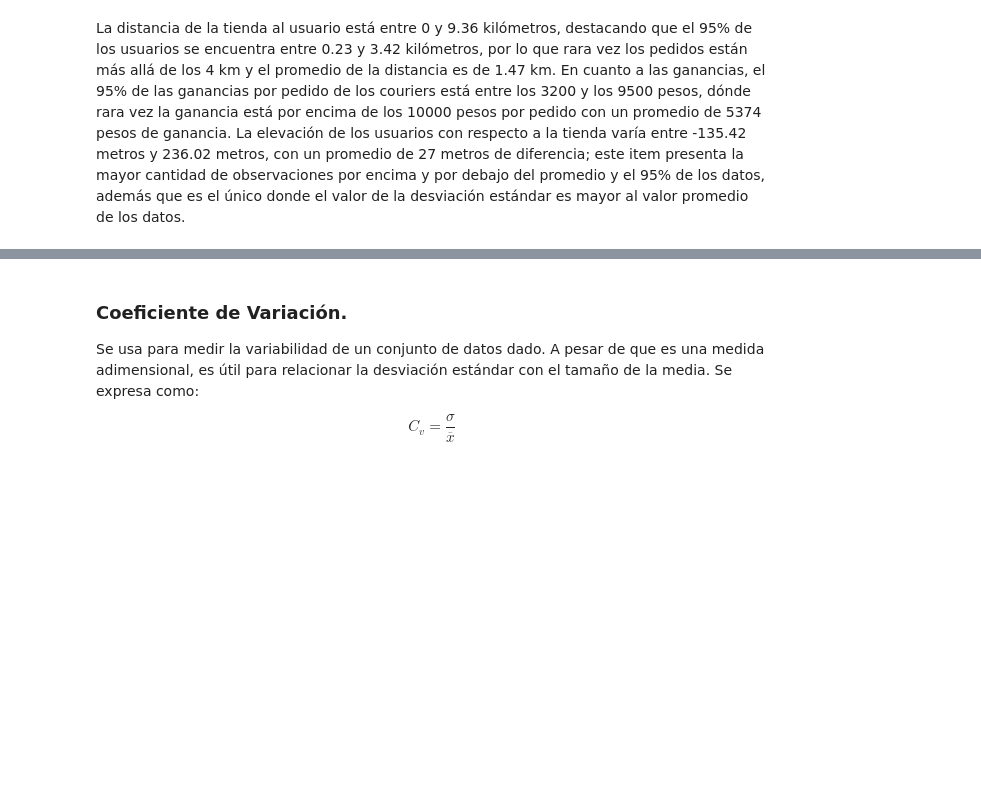
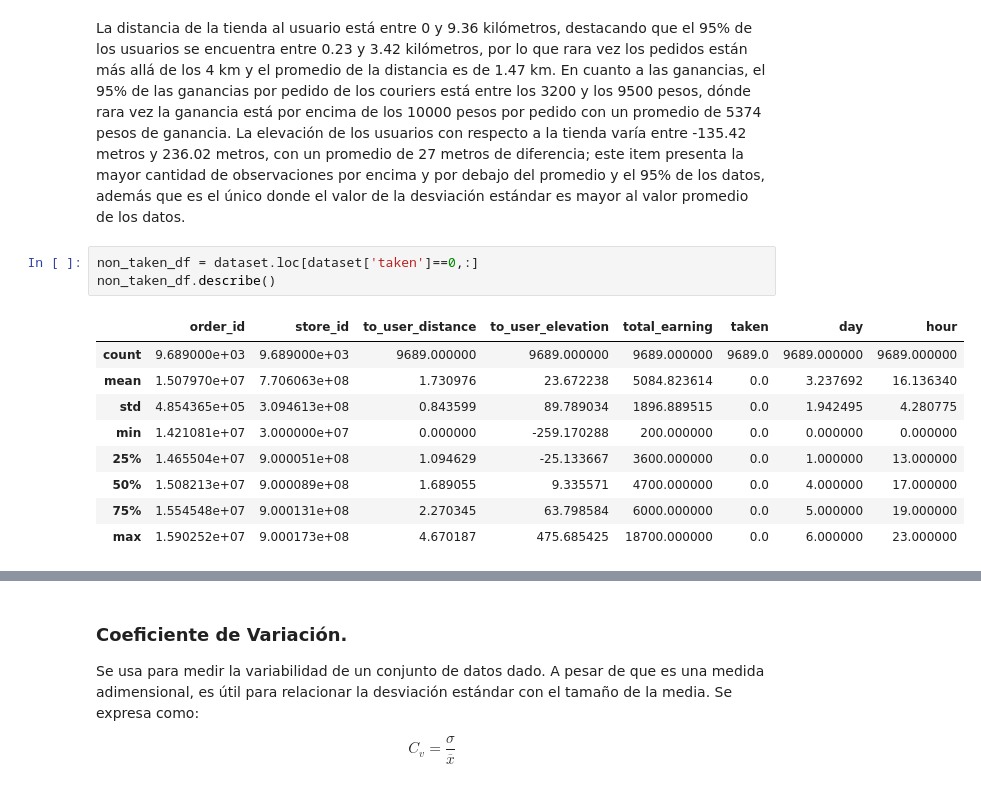
Before and after one commit to jdcarranzas/Prueba-Rappi, a Jupyter notebook: script.ipynb, the cells around one changed output, grey strips where cells are left out. Cells and saved outputs as stored; diff of their text form; blank space fills up the shorter version.

```diff
--- a/script.ipynb
+++ b/script.ipynb
@@ -75,3 +76,16 @@ for i in [2,3,4]:
 [figure]
 # %% [markdown]
 La distancia de la tienda al usuario está entre 0 y 9.36 kilómetros, destacando que el 95% de los usuarios se encuentra entre 0.23 y 3.42 kilómetros, por lo que rara vez los pedidos están más allá de los 4 km y el promedio de la distancia es de 1.47 km. En cuanto a las ganancias, el 95% de las ganancias por pedido de los couriers está entre los 3200 y los 9500 pesos, dónde rara vez la ganancia está por encima de los 10000 pesos por pedido con un promedio de 5374 pesos de ganancia. La elevación de los usuarios con respecto a la tienda varía entre -135.42 metros y 236.02 metros, con un promedio de 27 metros de diferencia; este item presenta la mayor cantidad de observaciones por encima y por debajo del promedio y el 95% de los datos, además que es el único donde el valor de la desviación estándar es mayor al valor promedio de los datos.
+# %%
+non_taken_df = dataset.loc[dataset['taken']==0,:]
+non_taken_df.describe()
+# %% [output]
+|  | order_id | store_id | to_user_distance | to_user_elevation | total_earning | taken | day | hour |
+| count | 9.689000e+03 | 9.689000e+03 | 9689.000000 | 9689.000000 | 9689.000000 | 9689.0 | 9689.000000 | 9689.000000 |
+| mean | 1.507970e+07 | 7.706063e+08 | 1.730976 | 23.672238 | 5084.823614 | 0.0 | 3.237692 | 16.136340 |
+| std | 4.854365e+05 | 3.094613e+08 | 0.843599 | 89.789034 | 1896.889515 | 0.0 | 1.942495 | 4.280775 |
+| min | 1.421081e+07 | 3.000000e+07 | 0.000000 | -259.170288 | 200.000000 | 0.0 | 0.000000 | 0.000000 |
+| 25% | 1.465504e+07 | 9.000051e+08 | 1.094629 | -25.133667 | 3600.000000 | 0.0 | 1.000000 | 13.000000 |
+| 50% | 1.508213e+07 | 9.000089e+08 | 1.689055 | 9.335571 | 4700.000000 | 0.0 | 4.000000 | 17.000000 |
+| 75% | 1.554548e+07 | 9.000131e+08 | 2.270345 | 63.798584 | 6000.000000 | 0.0 | 5.000000 | 19.000000 |
+| max | 1.590252e+07 | 9.000173e+08 | 4.670187 | 475.685425 | 18700.000000 | 0.0 | 6.000000 | 23.000000 |
```
Also changed, not shown: parts of 11 cells of this notebook.
